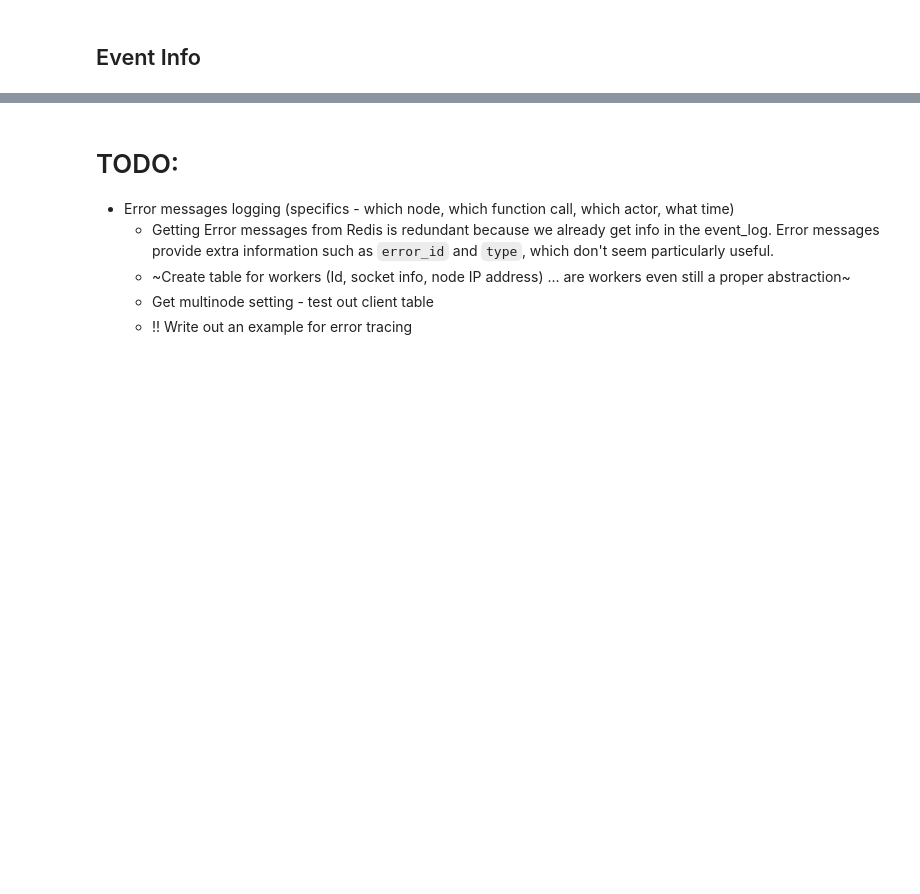
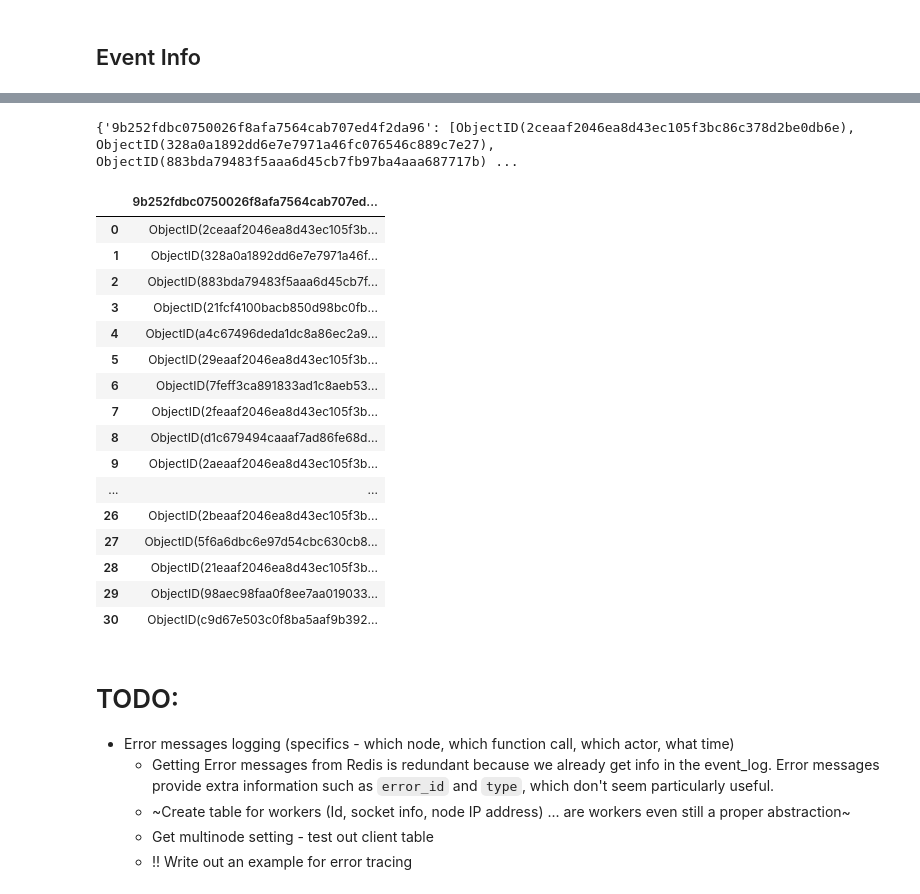
Before and after one commit to Cazeho/ray_pandas, a Jupyter notebook: Control State Playground.ipynb, the cells around one changed output, grey strips where cells are left out. Cells and saved outputs as stored; diff of their text form; code cells hidden in the pictures; blank space fills up the shorter version.

```diff
--- a/Control State Playground.ipynb
+++ b/Control State Playground.ipynb
@@ -231,3 +293,34 @@ err_task_loc[['function_name', 'traceback', 'value', 'TaskSpec.ActorID',
+# %%
+object_table = ray.global_state.object_table()
+location_to_objects = dict()
+
+for object_id, object_descriptor in object_table.items():
+        for location in object_descriptor["ManagerIDs"]:
+            if location not in location_to_objects:
+                location_to_objects[location] = []
+            location_to_objects[location].append(object_id)
+print(location_to_objects)
+table = pd.DataFrame.from_dict(location_to_objects)
+table
+# %% [output]
+{'9b252fdbc0750026f8afa7564cab707ed4f2da96': [ObjectID(2ceaaf2046ea8d43ec105f3bc86c378d2be0db6e), ObjectID(328a0a1892dd6e7e7971a46fc076546c889c7e27), ObjectID(883bda79483f5aaa6d45cb7fb97ba4aaa687717b) ...
+|  | 9b252fdbc0750026f8afa7564cab707ed... |
+| 0 | ObjectID(2ceaaf2046ea8d43ec105f3b... |
+| 1 | ObjectID(328a0a1892dd6e7e7971a46f... |
+| 2 | ObjectID(883bda79483f5aaa6d45cb7f... |
+| 3 | ObjectID(21fcf4100bacb850d98bc0fb... |
+| 4 | ObjectID(a4c67496deda1dc8a86ec2a9... |
+| 5 | ObjectID(29eaaf2046ea8d43ec105f3b... |
+| 6 | ObjectID(7feff3ca891833ad1c8aeb53... |
+| 7 | ObjectID(2feaaf2046ea8d43ec105f3b... |
+| 8 | ObjectID(d1c679494caaaf7ad86fe68d... |
+| 9 | ObjectID(2aeaaf2046ea8d43ec105f3b... |
+| ... | ... |
+| 26 | ObjectID(2beaaf2046ea8d43ec105f3b... |
+| 27 | ObjectID(5f6a6dbc6e97d54cbc630cb8... |
+| 28 | ObjectID(21eaaf2046ea8d43ec105f3b... |
+| 29 | ObjectID(98aec98faa0f8ee7aa019033... |
+| 30 | ObjectID(c9d67e503c0f8ba5aaf9b392... |
 # %% [markdown]
 # TODO:
 
```
Also changed, not shown: parts of 15 cells of this notebook.
